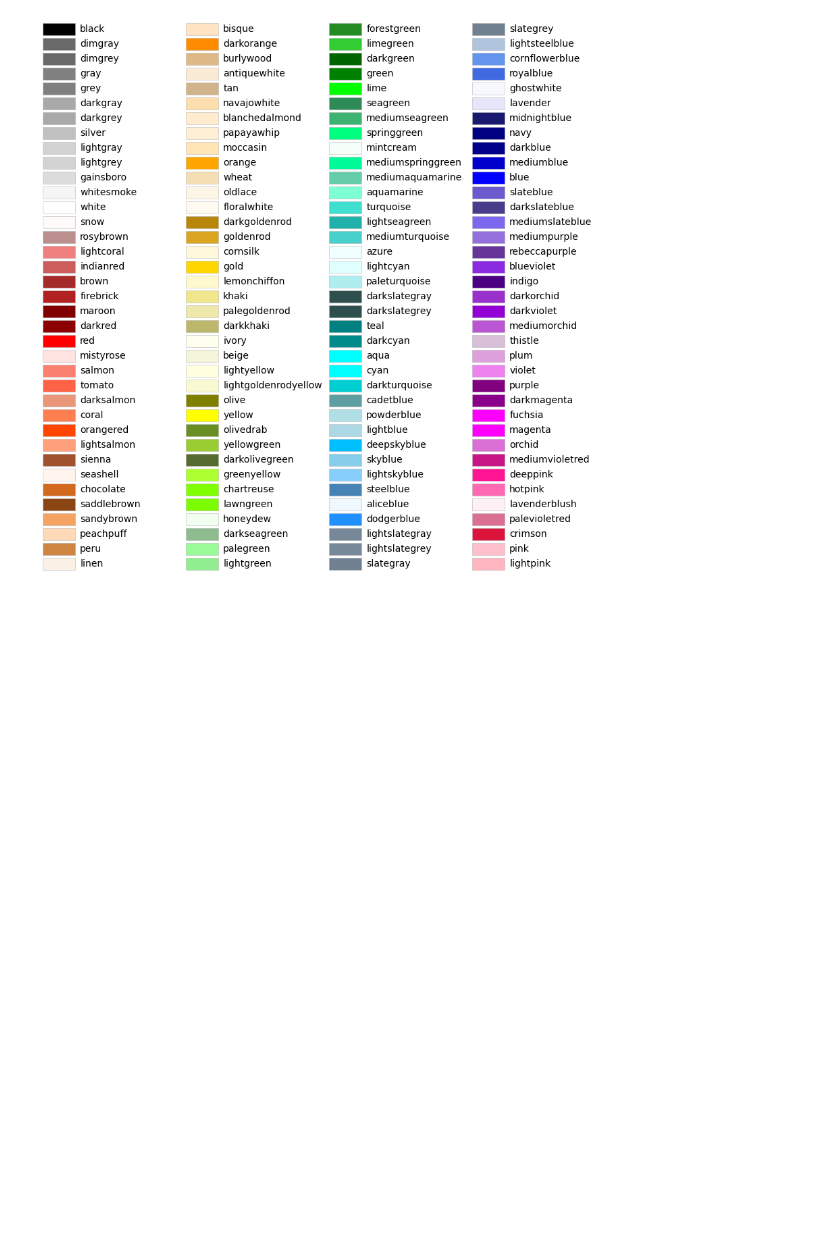
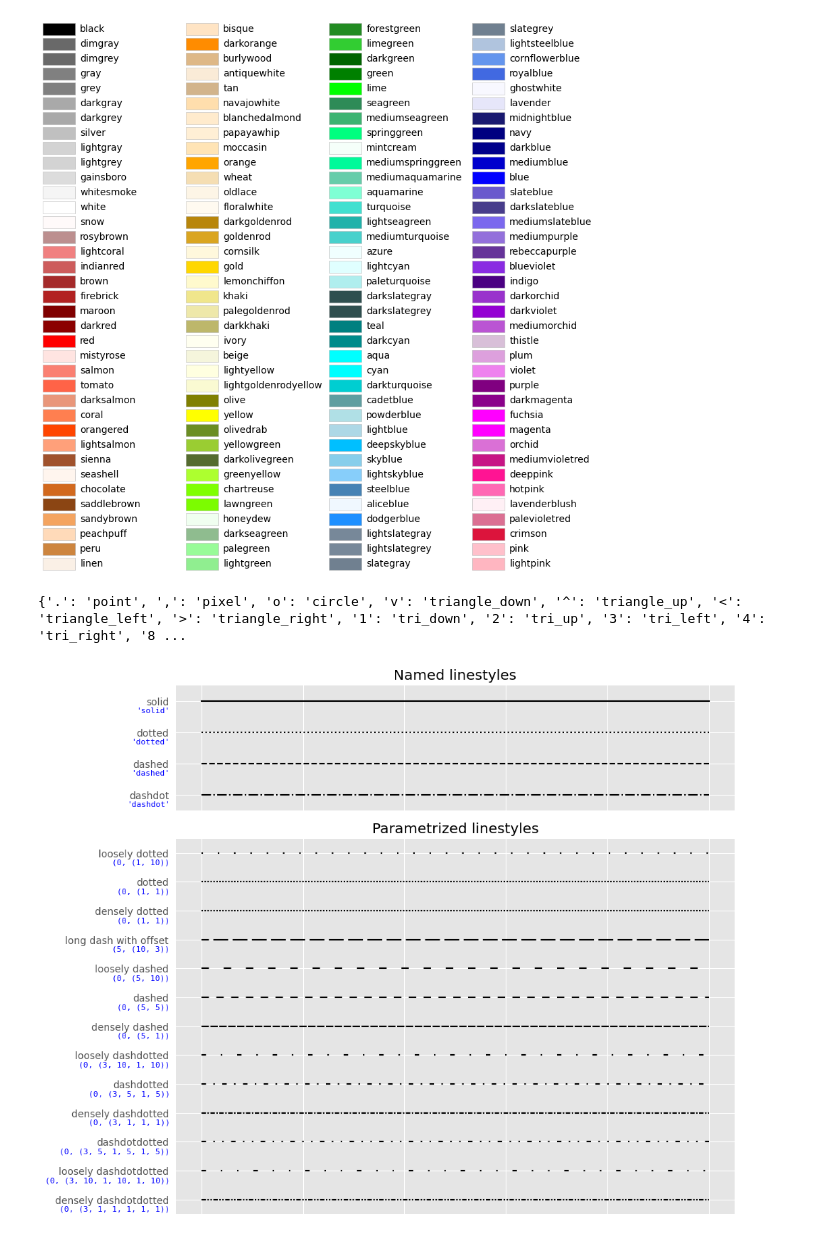
Before and after one commit to CrisHzz/Ciencia-De-Datos-Y-Aprendizaje-Automatico, a Jupyter notebook: Ciencia de datos y Aprendizaje Automatico/Matplotlib/matplotlib.ipynb, the cells around one changed output. Saved outputs shown, nothing was run; the diff lists cells and outputs as text; code cells hidden in the pictures; blank space fills up the shorter version.

```diff
--- a/Ciencia de datos y Aprendizaje Automatico/Matplotlib/matplotlib.ipynb
+++ b/Ciencia de datos y Aprendizaje Automatico/Matplotlib/matplotlib.ipynb
@@ -211,3 +235,69 @@ plot_colortable(mcolors.CSS4_COLORS)
 plt.show()
 # %% [output]
 [figure]
+# %%
+from matplotlib.lines import Line2D
+print(Line2D.markers)
+# %% [output]
+{'.': 'point', ',': 'pixel', 'o': 'circle', 'v': 'triangle_down', '^': 'triangle_up', '<': 'triangle_left', '>': 'triangle_right', '1': 'tri_down', '2': 'tri_up', '3': 'tri_left', '4': 'tri_right', '8 ...
+# %%
+import matplotlib.pyplot as plt
+import numpy as np
+
+linestyle_str = [
+     ('solid', 'solid'),      # Same as (0, ()) or '-'
+     ('dotted', 'dotted'),    # Same as (0, (1, 1)) or ':'
+     ('dashed', 'dashed'),    # Same as '--'
+     ('dashdot', 'dashdot')]  # Same as '-.'
+
+linestyle_tuple = [
+     ('loosely dotted',        (0, (1, 10))),
+     ('dotted',                (0, (1, 1))),
+     ('densely dotted',        (0, (1, 1))),
+     ('long dash with offset', (5, (10, 3))),
+     ('loosely dashed',        (0, (5, 10))),
+     ('dashed',                (0, (5, 5))),
+     ('densely dashed',        (0, (5, 1))),
+
+     ('loosely dashdotted',    (0, (3, 10, 1, 10))),
+     ('dashdotted',            (0, (3, 5, 1, 5))),
+     ('densely dashdotted',    (0, (3, 1, 1, 1))),
+
+     ('dashdotdotted',         (0, (3, 5, 1, 5, 1, 5))),
+     ('loosely dashdotdotted', (0, (3, 10, 1, 10, 1, 10))),
+     ('densely dashdotdotted', (0, (3, 1, 1, 1, 1, 1)))]
+
+
+def plot_linestyles(ax, linestyles, title):
+    X, Y = np.linspace(0, 100, 10), np.zeros(10)
+    yticklabels = []
+
+    for i, (name, linestyle) in enumerate(linestyles):
+        ax.plot(X, Y+i, linestyle=linestyle, linewidth=1.5, color='black')
+        yticklabels.append(name)
+
+    ax.set_title(title)
+    ax.set(ylim=(-0.5, len(linestyles)-0.5),
+           yticks=np.arange(len(linestyles)),
+           yticklabels=yticklabels)
+    ax.tick_params(left=False, bottom=False, labelbottom=False)
+    ax.spines[:].set_visible(False)
+
+    # For each line style, add a text annotation with a small offset from
+    # the reference point (0 in Axes coords, y tick value in Data coords).
+    for i, (name, linestyle) in enumerate(linestyles):
+        ax.annotate(repr(linestyle),
+                    xy=(0.0, i), xycoords=ax.get_yaxis_transform(),
+                    xytext=(-6, -12), textcoords='offset points',
+                    color="blue", fontsize=8, ha="right", family="monospace")
+
+
+fig, (ax0, ax1) = plt.subplots(2, 1, figsize=(10, 8), height_ratios=[1, 3])
+
+plot_linestyles(ax0, linestyle_str[::-1], title='Named linestyles')
+plot_linestyles(ax1, linestyle_tuple[::-1], title='Parametrized linestyles')
+
+plt.tight_layout()
+plt.show()
+# %% [output]
+[figure, added]
```
Also changed, not shown: parts of 5 cells of this notebook, 10 other files.
